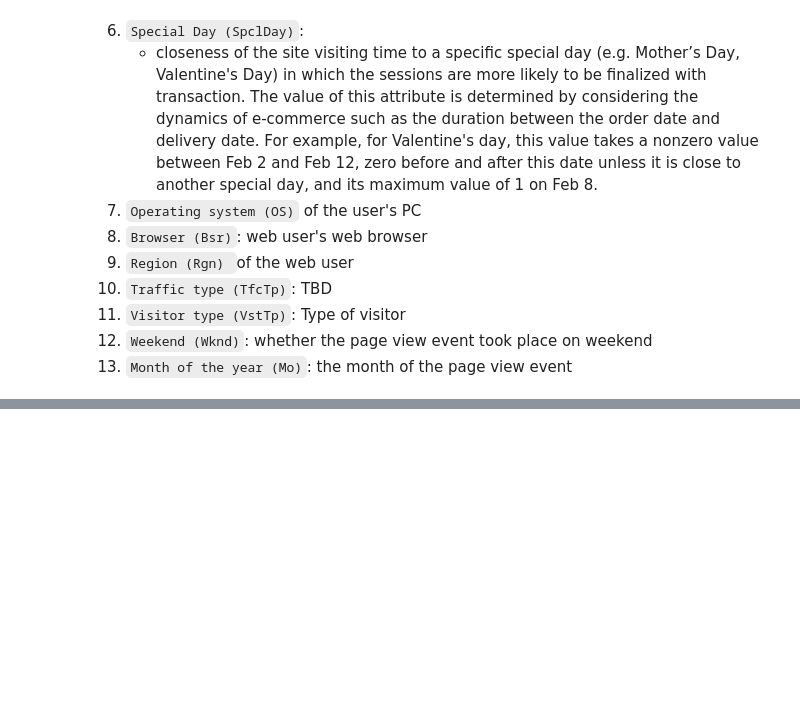
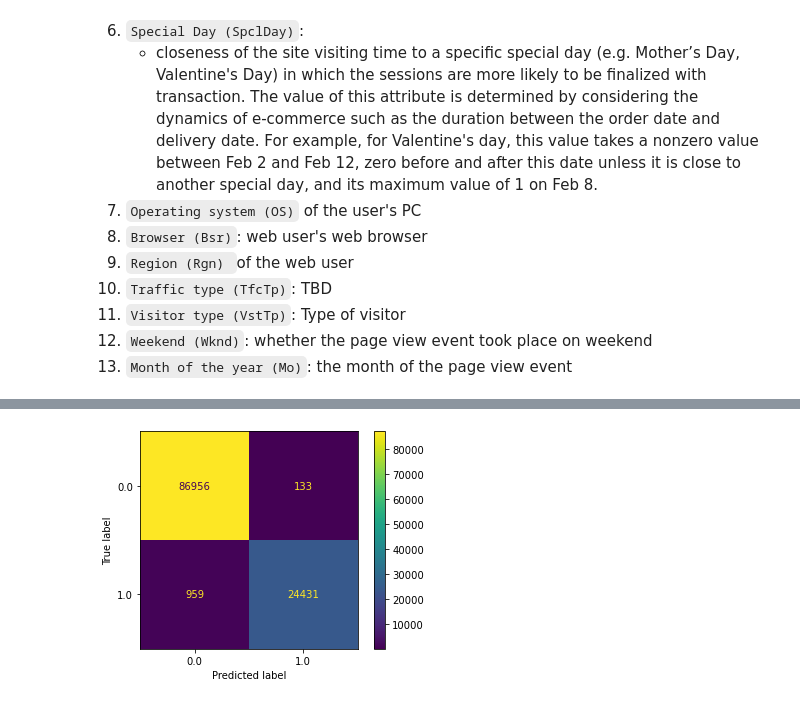
Before and after one commit to ericks-on/predicting_purchase_intent, a Jupyter notebook: index.ipynb, the cells around one changed output, grey strips where cells are left out. Cells and saved outputs as stored; diff of their text form; code cells hidden in the pictures; blank space fills up the shorter version.

```diff
--- a/index.ipynb
+++ b/index.ipynb
@@ -58,0 +326,15 @@ Features description (from the dataset authors):
+# %%
+from sklearn.model_selection import GridSearchCV
+from sklearn.decomposition import PCA
+
+# PCA
+pca = PCA()
+X_train_pca = pca.fit_transform(X_train_scaled)
+X_test_pca = pca.transform(X_test_scaled)
+
+final_model = RandomForestClassifier()
+
+# fitting
+final_model.fit(X_train_pca, y_train)
+# evaluation
+final_model.score(X_test_pca, y_test)
@@ -58,0 +349,11 @@ Features description (from the dataset authors):
+# %%
+# hyperparameter tuning
+param_grid = {
+    'n_estimators': [100, 200, 300],
+    'max_depth': [10, 20, 30]
+}
+
+grid_search = GridSearchCV(final_model, param_grid, cv=2)
+# %%
+# fitting
+grid_search.fit(X_train_scaled, y_train)
@@ -58,0 +370,5 @@ Features description (from the dataset authors):
+# %%
+final_model = RandomForestClassifier(n_estimators=200, max_depth=30)
+
+# fitting
+final_model.fit(X_train_scaled, y_train)
@@ -58,0 +395,6 @@ Features description (from the dataset authors):
+# %%
+
+
+plot_confusion_matrix(final_model, X_test_scaled, y_test);
+# %% [output]
+[figure, added]
```
Also changed, not shown: parts of 61 cells of this notebook.
